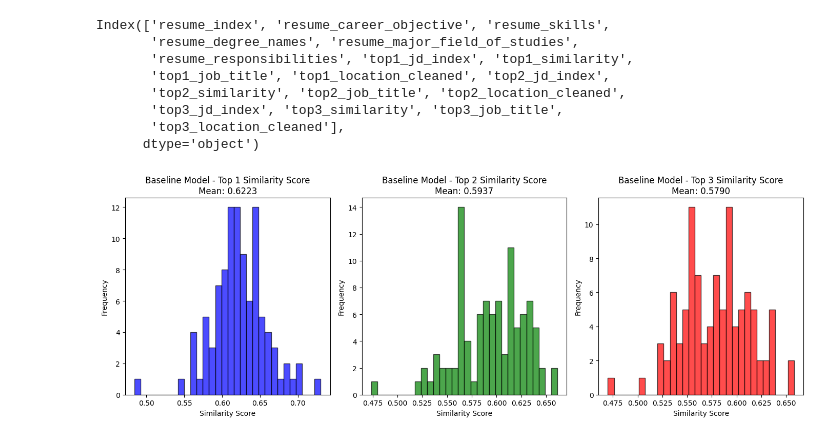
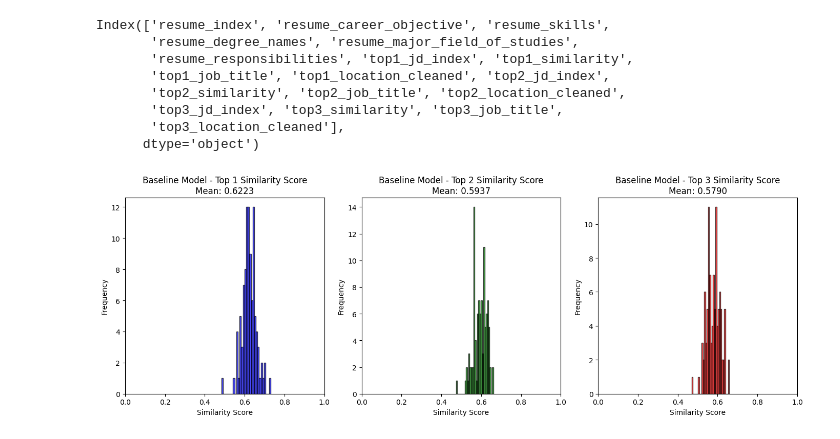
Before and after one commit to wujenny214/F25_NLP_Cross-Domain-Job-Matching, a Jupyter notebook: 2_embeddings/basemodel_embedding.ipynb, the cells around one changed output. Cells and saved outputs as stored; diff of their text form; code cells hidden in the pictures.

```diff
--- a/2_embeddings/basemodel_embedding.ipynb
+++ b/2_embeddings/basemodel_embedding.ipynb
@@ -385,29 +385,32 @@ import seaborn as sns
 # %%
 # visulalize the similarity scores of baseline model
 fig, axes = plt.subplots(1, 3, figsize=(14, 5))
+for ax in axes:
+    ax.set_xlim(0, 1)
+
 
 # Top 1
 baseline_top1_sims = output_baseline_df['top1_similarity']
 axes[0].hist(baseline_top1_sims, bins=30, alpha=0.7, color='blue', edgecolor='black')
 axes[0].set_title(f'Baseline Model - Top 1 Similarity Score\nMean: {baseline_top1_sims.mean():.4f}')
 axes[0].set_xlabel('Similarity Score')
 axes[0].set_ylabel('Frequency')
 
 # Top 2
 baseline_top2_sims = output_baseline_df['top2_similarity']
 axes[1].hist(baseline_top2_sims, bins=30, alpha=0.7, color='green', edgecolor='black')
 axes[1].set_title(f'Baseline Model - Top 2 Similarity Score\nMean: {baseline_top2_sims.mean():.4f}')
 axes[1].set_xlabel('Similarity Score')
 axes[1].set_ylabel('Frequency')
 
 # Top 3
 baseline_top3_sims = output_baseline_df['top3_similarity']
 axes[2].hist(baseline_top3_sims, bins=30, alpha=0.7, color='red', edgecolor='black')
 axes[2].set_title(f'Baseline Model - Top 3 Similarity Score\nMean: {baseline_top3_sims.mean():.4f}')
 axes[2].set_xlabel('Similarity Score')
 axes[2].set_ylabel('Frequency')
 
 plt.tight_layout()
 plt.show()
 # %% [output]
-[figure, old version]
+[figure, new version]
```
Also changed, not shown: 2 other files.
